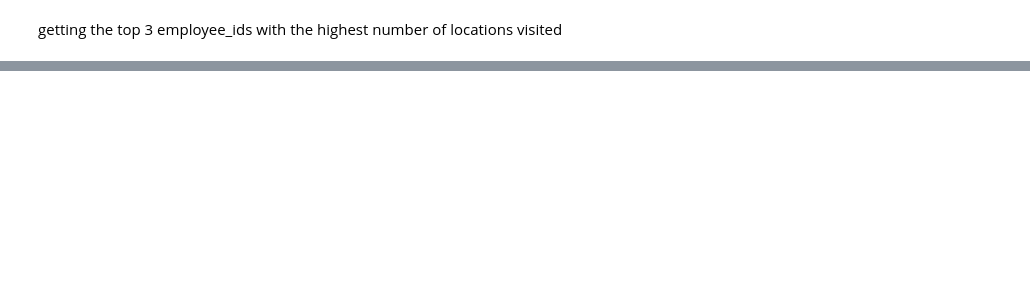
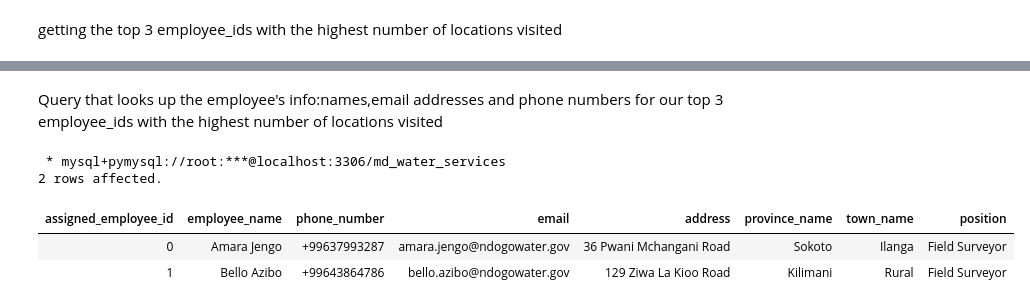
Before and after one commit to allan-bit-web/data_driven_journey_in_Maji_ndogo, a Jupyter notebook: maji_ndogo_water_crisis_part2 .ipynb, the cells around one changed output, grey strips where cells are left out. Cells and saved outputs as stored; diff of their text form; code cells hidden in the pictures; blank space fills up the shorter version.

Commit message:
adding top three employee info

```diff
--- a/maji_ndogo_water_crisis_part2 .ipynb
+++ b/maji_ndogo_water_crisis_part2 .ipynb
@@ -252,0 +325,16 @@ getting the top 3 employee_ids with the highest number of locations visited
+# %% [markdown]
+Query that looks up the employee's info:names,email addresses and phone numbers for our top 3 employee_ids with the highest number of locations visited
+# %%
+%%sql
+
+SELECT DISTINCT
+     *
+FROM
+     employee
+LIMIT 2;
+# %% [output]
+ * mysql+pymysql://root:***@localhost:3306/md_water_services
+2 rows affected.
+| assigned_employee_id | employee_name | phone_number | email | address | province_name | town_name | position |
+| 0 | Amara Jengo | +99637993287 | amara.jengo@ndogowater.gov | 36 Pwani Mchangani Road | Sokoto | Ilanga | Field Surveyor |
+| 1 | Bello Azibo | +99643864786 | bello.azibo@ndogowater.gov | 129 Ziwa La Kioo Road | Kilimani | Rural | Field Surveyor |
```
Also changed, not shown: parts of 6 cells of this notebook.
